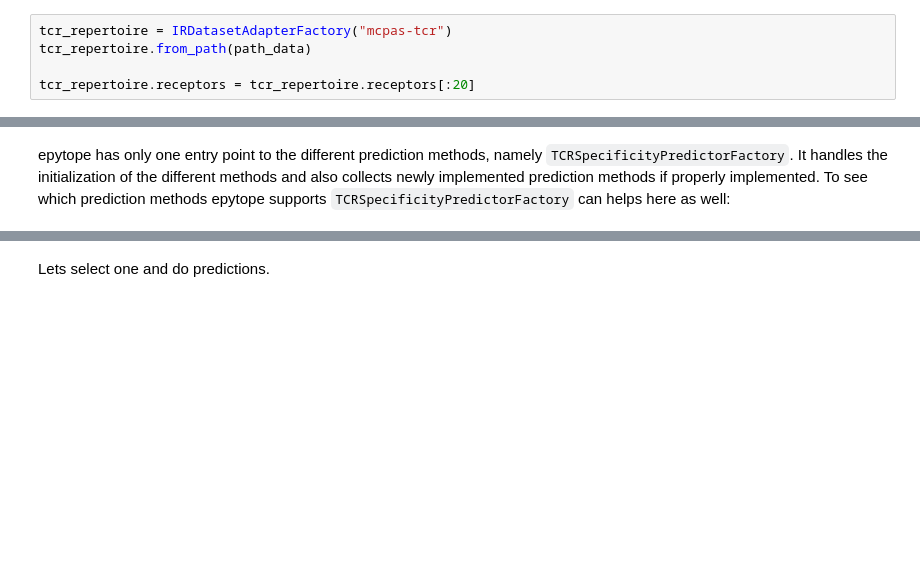
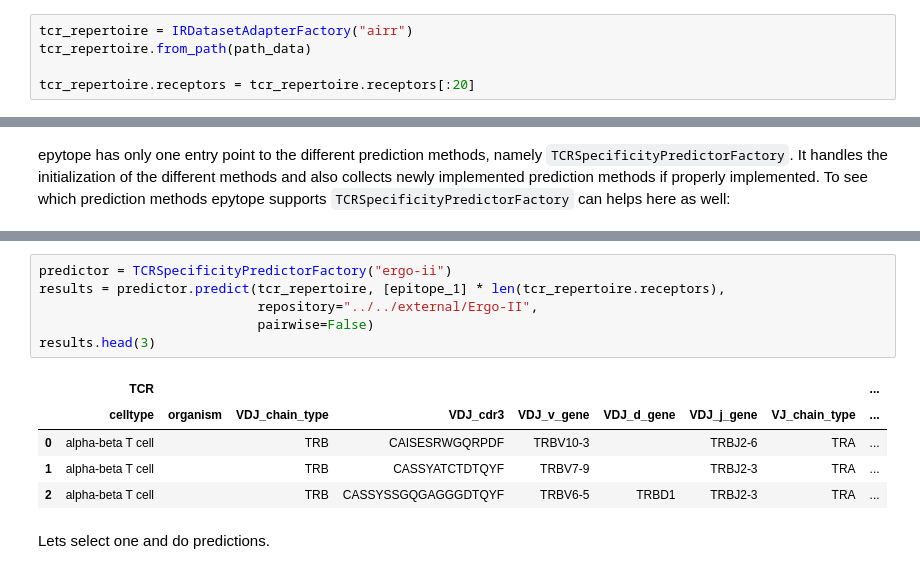
Before and after one commit to SchubertLab/epytope, a Jupyter notebook: epytope/tutorials/TCRPrediction.ipynb, the cells around one changed output, grey strips where cells are left out. Drawn from its saved outputs; the diff is of its cells as text; blank space fills up the shorter version.

```diff
--- a/epytope/tutorials/TCRPrediction.ipynb
+++ b/epytope/tutorials/TCRPrediction.ipynb
@@ -75,5 +78,5 @@ raise ValueError
 # %%
-tcr_repertoire = IRDatasetAdapterFactory("mcpas-tcr")
+tcr_repertoire = IRDatasetAdapterFactory("airr")
 tcr_repertoire.from_path(path_data)
 
 tcr_repertoire.receptors = tcr_repertoire.receptors[:20]
@@ -94,3 +125,15 @@ for name, version in TCRSpecificityPredictorFactory.available_methods().items():
+# %%
+predictor = TCRSpecificityPredictorFactory("ergo-ii")
+results = predictor.predict(tcr_repertoire, [epitope_1] * len(tcr_repertoire.receptors),
+                            repository="../../external/Ergo-II",
+                            pairwise=False)
+results.head(3)
+# %% [output]
+|  | TCR |  |  |  |  |  |  |  | ... |
+|  | celltype | organism | VDJ_chain_type | VDJ_cdr3 | VDJ_v_gene | VDJ_d_gene | VDJ_j_gene | VJ_chain_type | ... |
+| 0 | alpha-beta T cell |  | TRB | CAISESRWGQRPDF | TRBV10-3 |  | TRBJ2-6 | TRA | ... |
+| 1 | alpha-beta T cell |  | TRB | CASSYATCTDTQYF | TRBV7-9 |  | TRBJ2-3 | TRA | ... |
+| 2 | alpha-beta T cell |  | TRB | CASSYSSGQGAGGGDTQYF | TRBV6-5 | TRBD1 | TRBJ2-3 | TRA | ... |
 # %% [markdown]
 Lets select one and do predictions.
 # %%
```
Also changed, not shown: parts of 13 cells of this notebook, 4 other files.
